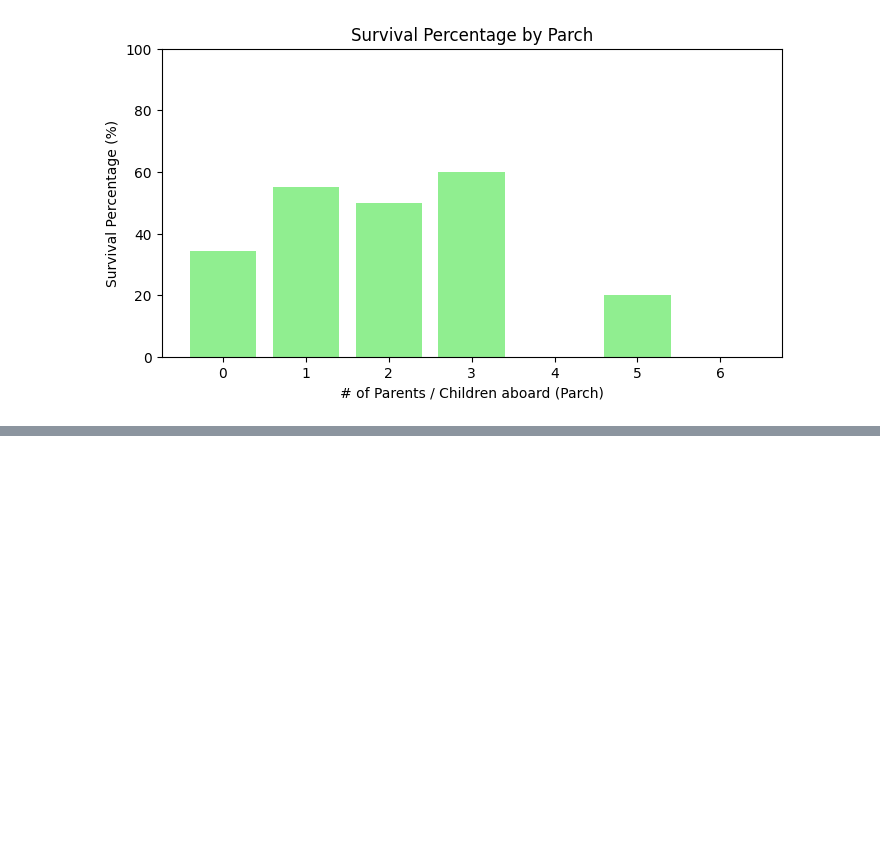
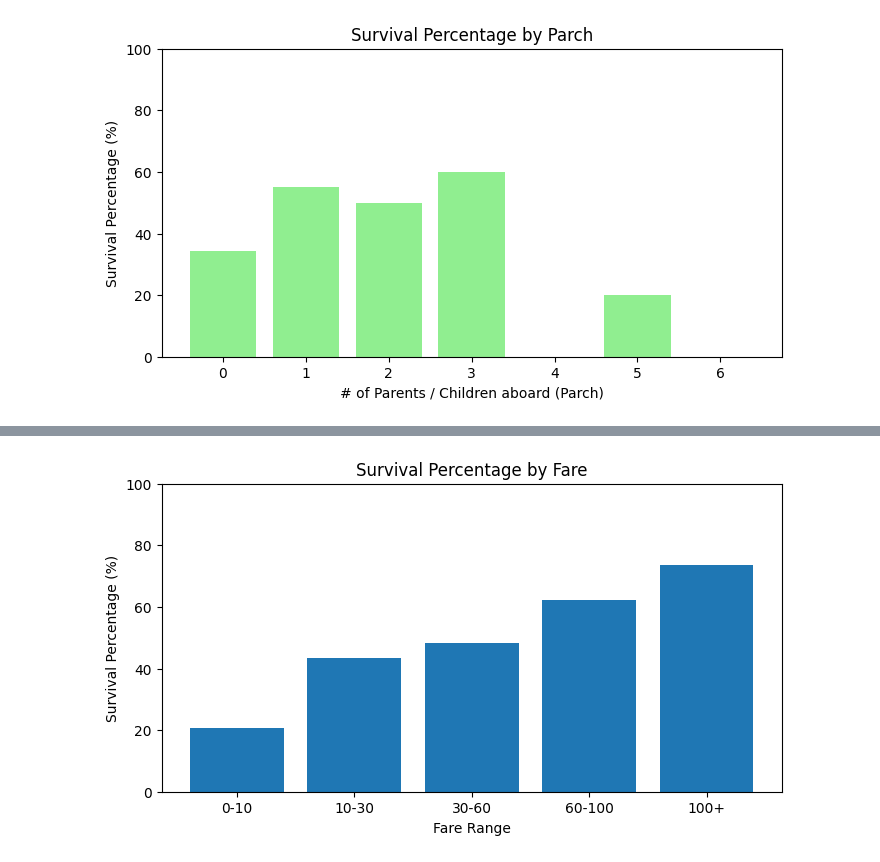
Before and after one commit to aminehabchi/kaggle-titanic, a Jupyter notebook: notebook/EDA.ipynb, the cells around one changed output, grey strips where cells are left out. Cells and saved outputs as stored; diff of their text form; code cells hidden in the pictures; blank space fills up the shorter version.

```diff
--- a/notebook/EDA.ipynb
+++ b/notebook/EDA.ipynb
@@ -168,0 +207,20 @@ plt.show()
+# %%
+df["FareGroup"] = pd.cut(
+    df["Fare"],
+    bins=[0, 10, 30, 60, 100, 600],
+    labels=["0-10", "10-30", "30-60", "60-100", "100+"]
+)
+fare_total = df.groupby("FareGroup")["Survived"].count()
+fare_survived = df.groupby("FareGroup")["Survived"].sum()
+
+fare_percent = fare_survived / fare_total * 100
+
+plt.figure(figsize=(8, 4))
+plt.bar(fare_percent.index, fare_percent.values)
+plt.xlabel("Fare Range")
+plt.ylabel("Survival Percentage (%)")
+plt.title("Survival Percentage by Fare")
+plt.ylim(0, 100)
+plt.show()
+# %% [output]
+[figure, added]
```
Also changed, not shown: parts of 11 cells of this notebook, 43 other files.
